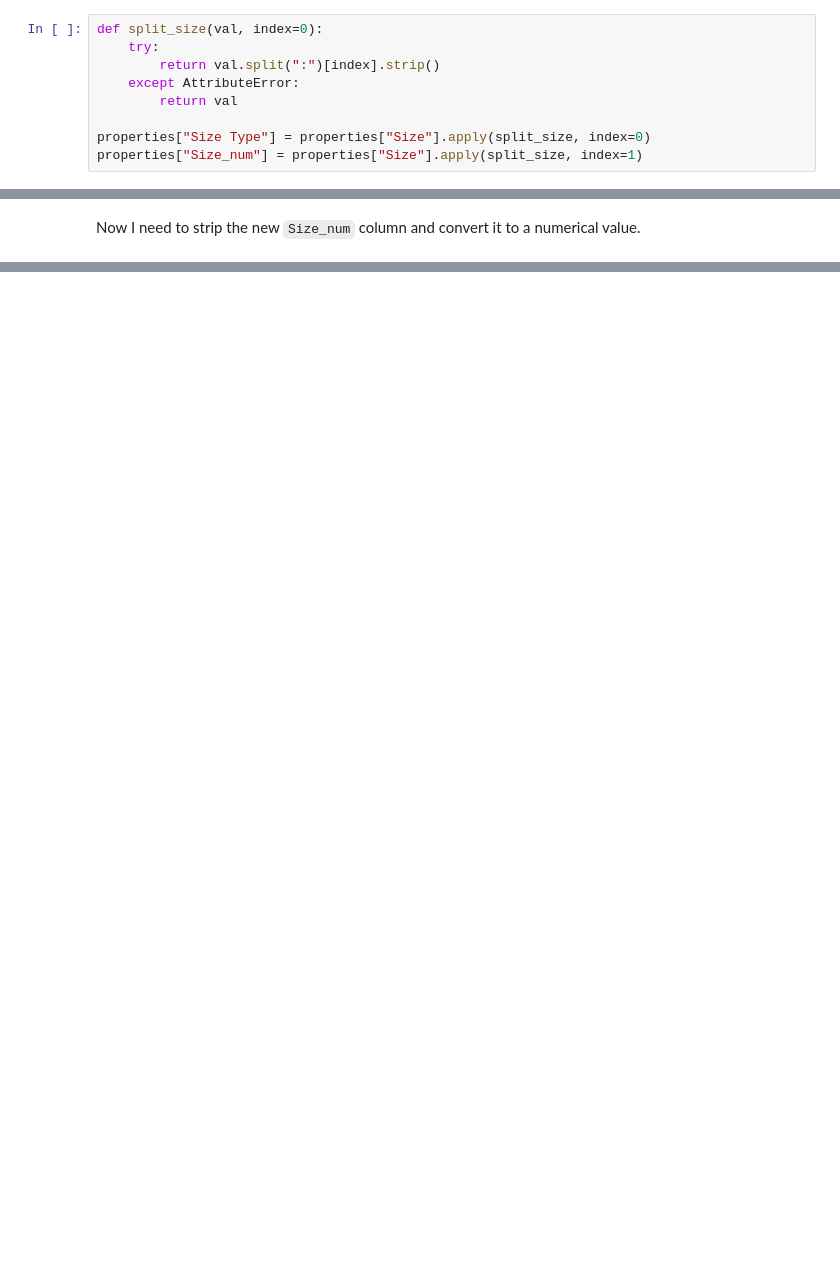
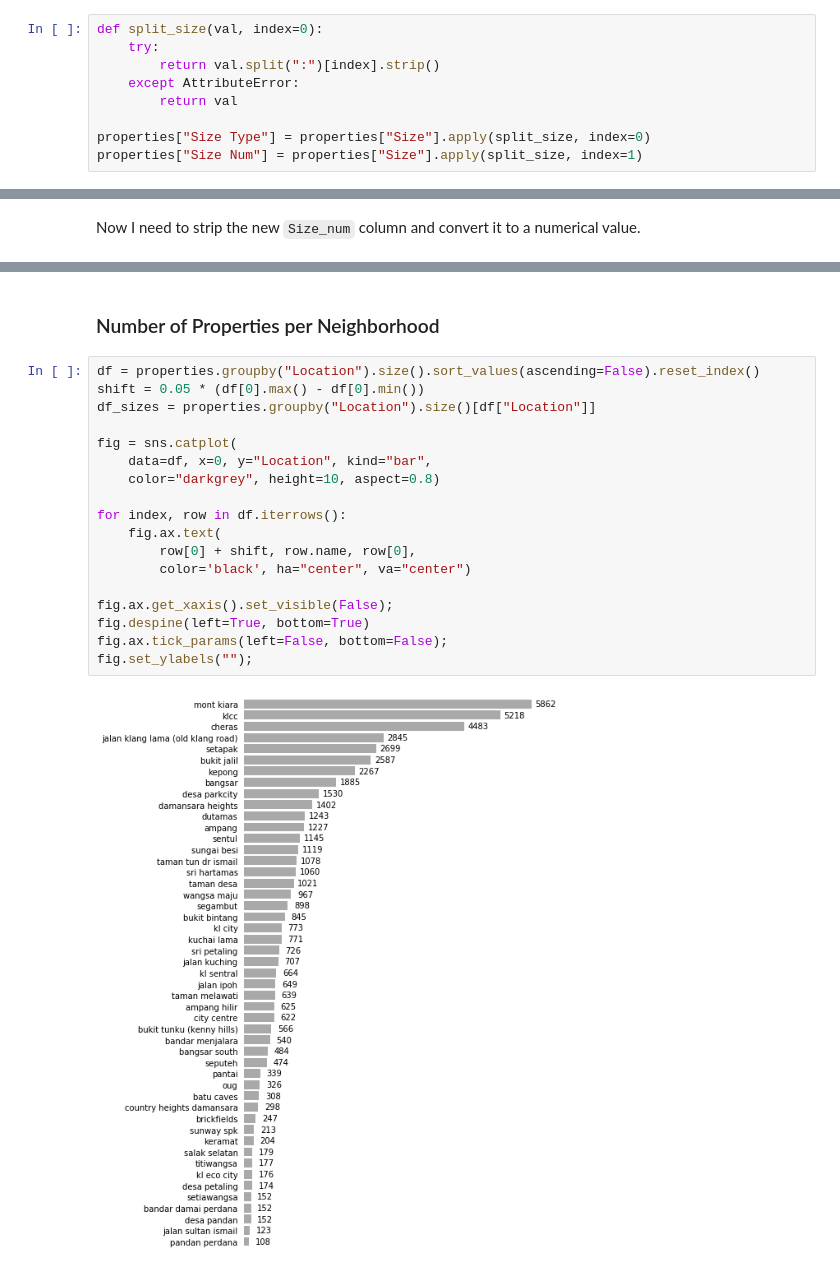
Before and after one commit to DragonDuck/webscraping_iproperty, a Jupyter notebook: PropertyAnalysis.ipynb, the cells around one changed output, grey strips where cells are left out. Cells and saved outputs as stored; diff of their text form; blank space fills up the shorter version.

```diff
--- a/PropertyAnalysis.ipynb
+++ b/PropertyAnalysis.ipynb
@@ -429,4 +444,4 @@ def split_size(val, index=0):
         return val
 
 properties["Size Type"] = properties["Size"].apply(split_size, index=0)
-properties["Size_num"] = properties["Size"].apply(split_size, index=1)
+properties["Size Num"] = properties["Size"].apply(split_size, index=1)
@@ -492,0 +623,22 @@ Name: Size, Length: 1313, dtype: object
+# %% [markdown]
+### Number of Properties per Neighborhood
+# %%
+df = properties.groupby("Location").size().sort_values(ascending=False).reset_index()
+shift = 0.05 * (df[0].max() - df[0].min())
+df_sizes = properties.groupby("Location").size()[df["Location"]]
+
+fig = sns.catplot(
+    data=df, x=0, y="Location", kind="bar",
+    color="darkgrey", height=10, aspect=0.8)
+
+for index, row in df.iterrows():
+    fig.ax.text(
+        row[0] + shift, row.name, row[0],
+        color='black', ha="center", va="center")
+
+fig.ax.get_xaxis().set_visible(False);
+fig.despine(left=True, bottom=True)
+fig.ax.tick_params(left=False, bottom=False);
+fig.set_ylabels("");
+# %% [output]
+[figure, added]
```
Also changed, not shown: parts of 44 cells of this notebook, 1 other file.
